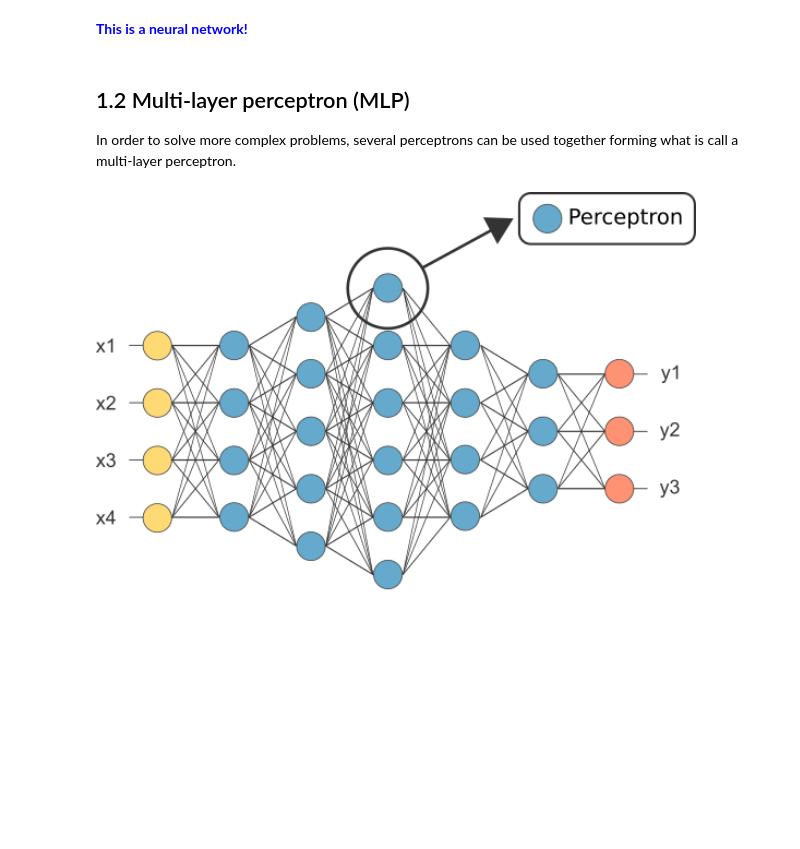
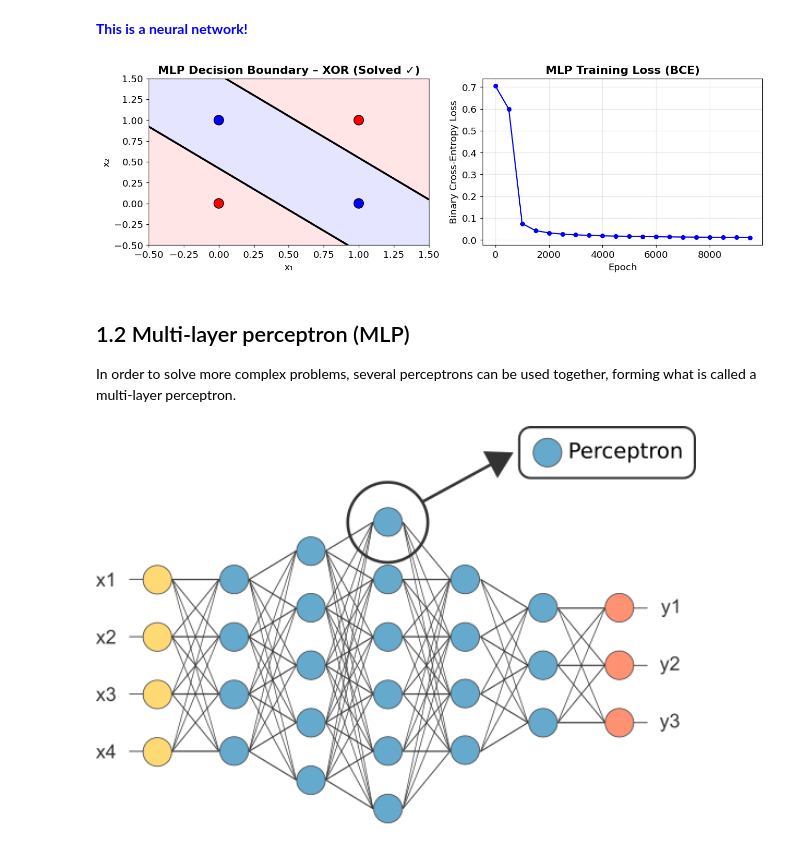
Before and after one commit to rramosp/deeplearning.udea, a Jupyter notebook: content/U01.01 - Introduction to Neural Networks.ipynb, the cells around one changed output. Saved outputs shown, nothing was run; the diff lists cells and outputs as text; code cells hidden in the pictures; blank space fills up the shorter version.

```diff
--- a/content/U01.01 - Introduction to Neural Networks.ipynb
+++ b/content/U01.01 - Introduction to Neural Networks.ipynb
@@ -79,9 +168,32 @@ Image(filename='local/imgs/XOR.png', width=600)
 # %% [markdown]
 <span style="color:blue">**This is a neural network!**</span>
+# %%
+fig, axes = plt.subplots(1, 2, figsize=(12, 4))
+
+# Decision boundary
+xx, yy = np.meshgrid(np.linspace(-0.5, 1.5, 200), np.linspace(-0.5, 1.5, 200))
+Z = mlp.predict(np.c_[xx.ravel(), yy.ravel()]).reshape(xx.shape)
+axes[0].contourf(xx, yy, Z, alpha=0.3, cmap=ListedColormap(['#FFAAAA','#AAAAFF']))
+axes[0].contour(xx, yy, Z, colors='k', linewidths=1.5)
+colors = ['red' if label == 0 else 'blue' for label in y_xor]
+axes[0].scatter(X_xor[:,0], X_xor[:,1], c=colors, s=150, zorder=5, edgecolors='k')
+axes[0].set_title('MLP Decision Boundary – XOR (Solved ✓)', fontweight='bold')
+axes[0].set_xlabel('x₁'); axes[0].set_ylabel('x₂')
+
+# Training loss
+axes[1].plot(range(0, 10000, 500), mlp.losses, 'b-o', markersize=5)
+axes[1].set_title('MLP Training Loss (BCE)', fontweight='bold')
+axes[1].set_xlabel('Epoch'); axes[1].set_ylabel('Binary Cross-Entropy Loss')
+axes[1].grid(True, alpha=0.3)
+
+plt.tight_layout()
+plt.show()
+# %% [output]
+[figure, added]
 # %% [markdown]
 ## 1.2 Multi-layer perceptron (MLP)
 
-In order to solve more complex problems, several perceptrons can be used together forming what is call a multi-layer perceptron.
+In order to solve more complex problems, several perceptrons can be used together, forming what is called a multi-layer perceptron.
 # %%
 Image(filename='local/imgs/MLP_.png', width=600)
 # %% [output]
```
Also changed, not shown: parts of 28 cells of this notebook, 6 other files.
